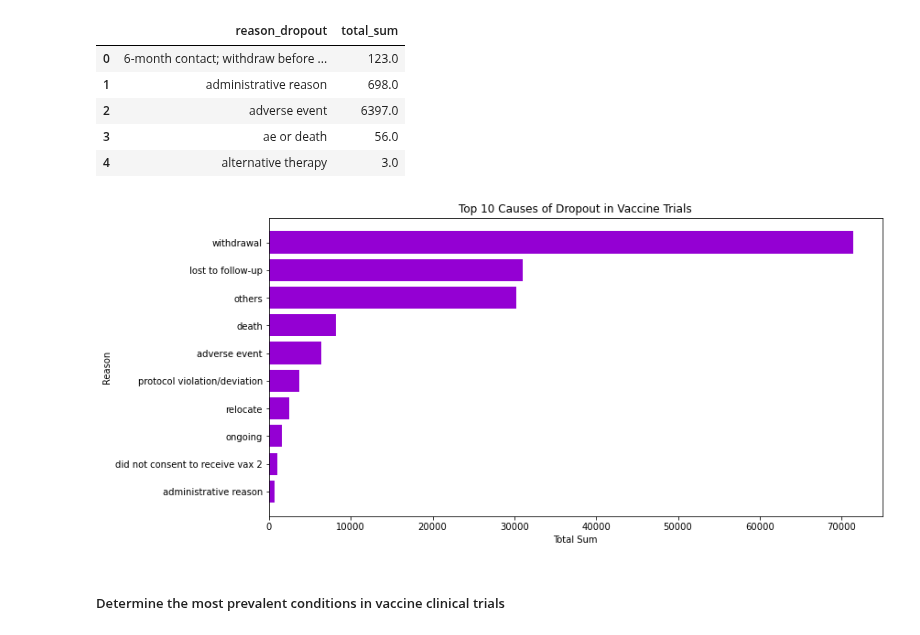
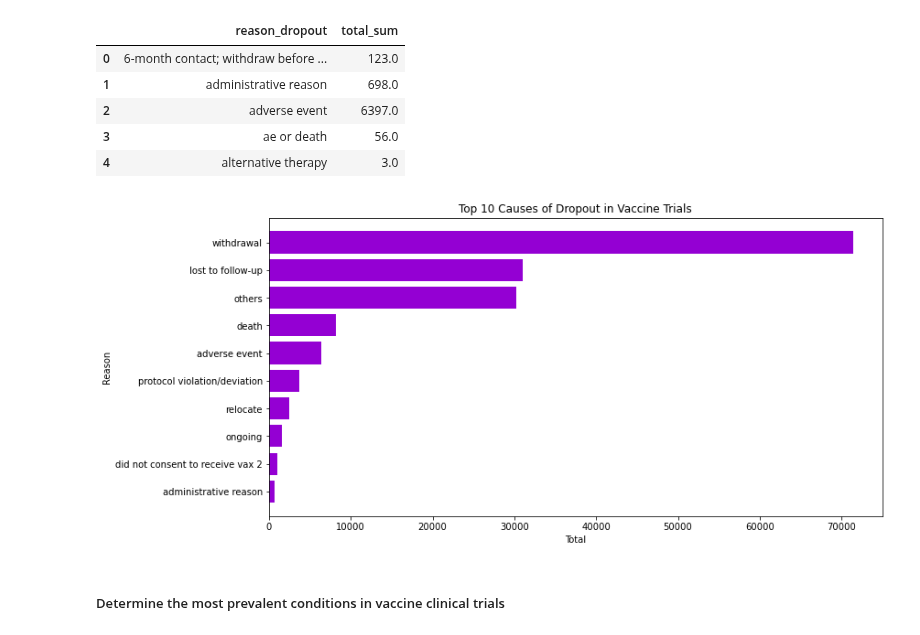
Before and after one commit to brunalos/clinical-trials-ml, a Jupyter notebook: vaccines.ipynb, the cells around one changed output. Drawn from its saved outputs; the diff is of its cells as text; code cells hidden in the pictures.

```diff
--- a/vaccines.ipynb
+++ b/vaccines.ipynb
@@ -941,15 +941,15 @@ reason_sum.head()
 # %%
 # Plot
 dataframe = reason_sum
 x_column = 'reason_dropout'
 y_column = 'total_sum'
 title = 'Top 10 Causes of Dropout in Vaccine Trials'
-xlabel = 'Total Sum'
+xlabel = 'Total'
 ylabel = 'Reason'
 
 plot_top_10_sum(dataframe, x_column, y_column, title, xlabel, ylabel)
 # %% [output]
-[figure, old version]
+[figure, new version]
 # %% [markdown]
 ##### Determine the most prevalent conditions in vaccine clinical trials
 # %%
```
Also changed, not shown: parts of 4 cells of this notebook.
